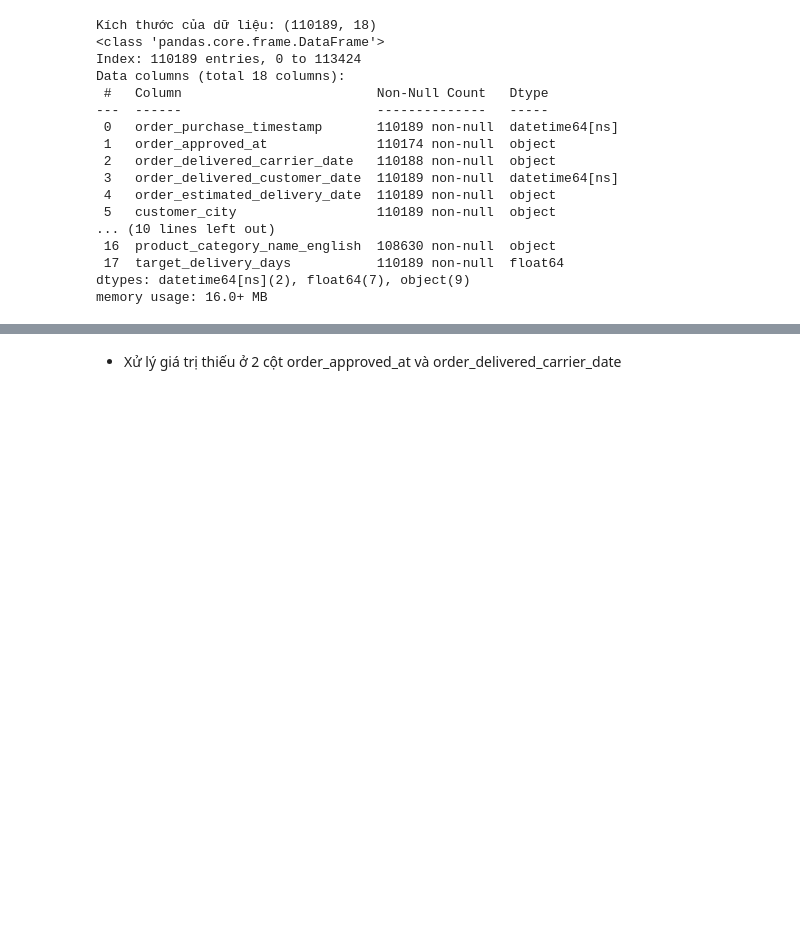
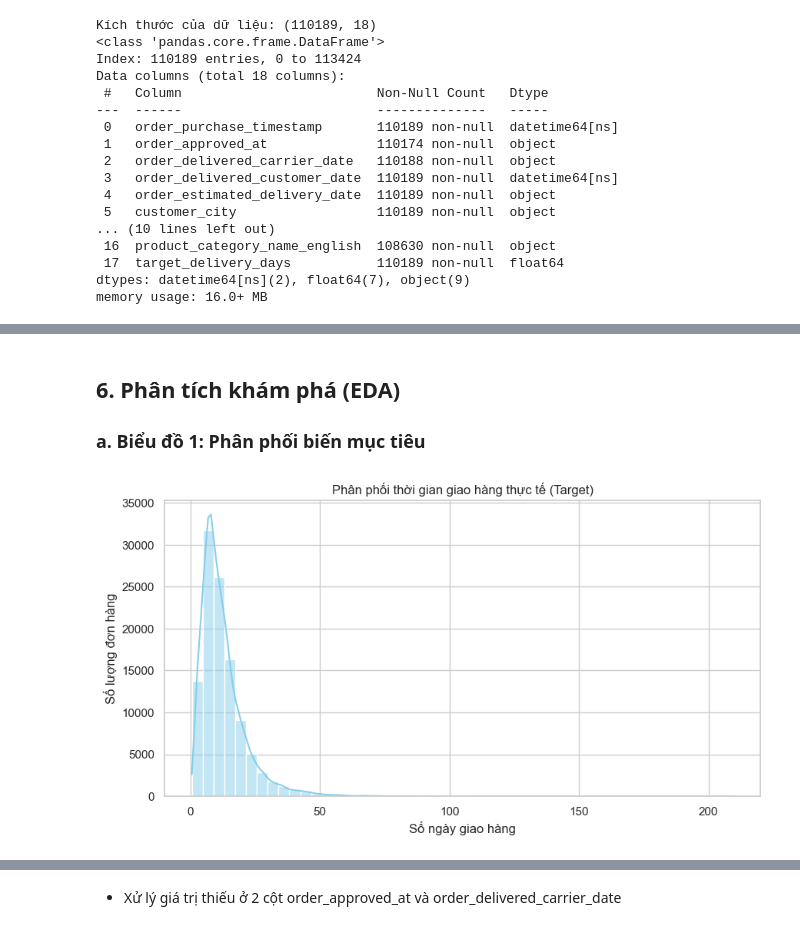
Before and after one commit to conluoi123/Machine-Learning---Project-1-, a Jupyter notebook: code/Part1_Regression/notebook.ipynb, the cells around one changed output, grey strips where cells are left out. Saved outputs shown, nothing was run; the diff lists cells and outputs as text; code cells hidden in the pictures; blank space fills up the shorter version.

```diff
--- a/code/Part1_Regression/notebook.ipynb
+++ b/code/Part1_Regression/notebook.ipynb
@@ -422,3 +422,18 @@ df_final.describe().T
 | product_height_cm | 110171.0 | 16.555427 | 2.0 | 8.0 | 13.0 | 20.0 | 105.0 | 13.409562 |
 | product_width_cm | 110171.0 | 22.986258 | 6.0 | 15.0 | 20.0 | 30.0 | 118.0 | 11.68796 |
 | target_delivery_days | 110189.0 | 12.472246 | 0.533414 | 6.736192 | 10.184201 | 15.54081 | 209.628611 | 9.445346 |
+# %% [markdown]
+## 6. Phân tích khám phá (EDA)
+### a. Biểu đồ 1: Phân phối biến mục tiêu
+# %%
+#df_final['order_purchase_timestamp'] = pd.to_datetime(df_final['order_purchase_timestamp'])
+sns.set(style="whitegrid")
+
+plt.figure(figsize=(10, 5))
+sns.histplot(df_final['target_delivery_days'], bins=50, kde=True, color='skyblue')
+plt.title('Phân phối thời gian giao hàng thực tế (Target)')
+plt.xlabel('Số ngày giao hàng')
+plt.ylabel('Số lượng đơn hàng')
+plt.show()
+# %% [output]
+[figure, added]
```
Also changed, not shown: parts of 12 cells of this notebook.
